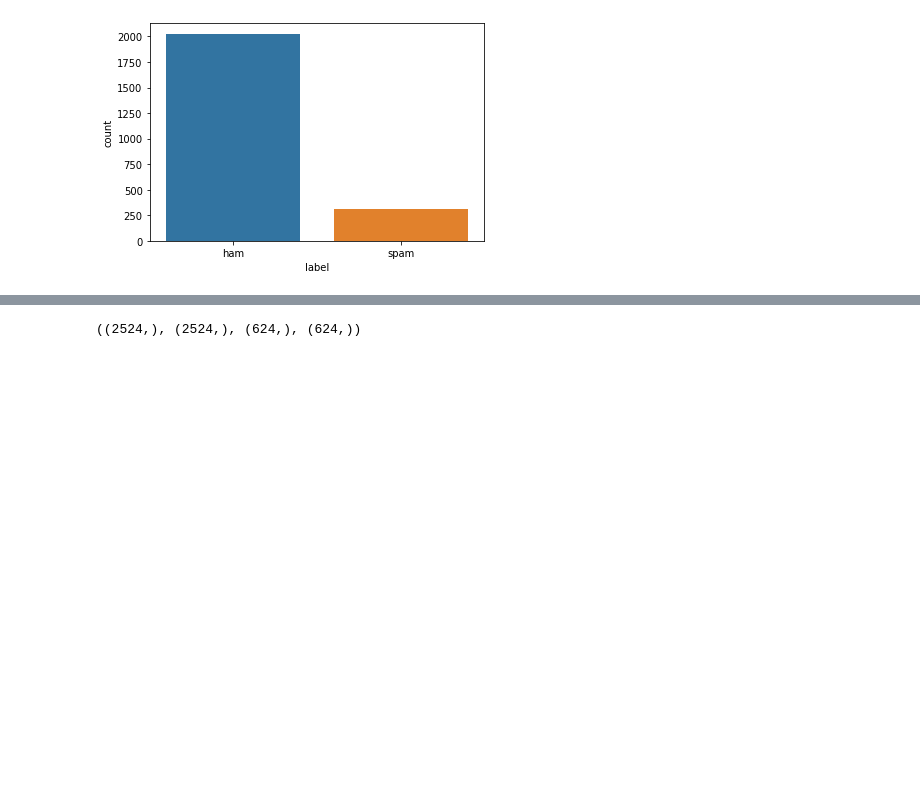
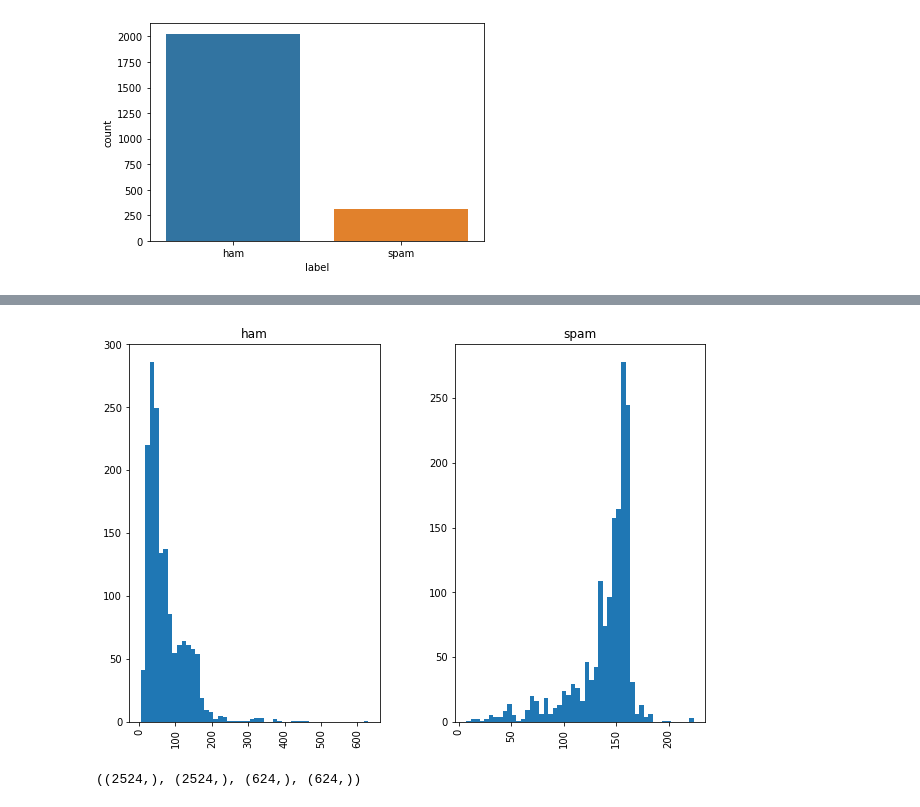
Before and after one commit to SWE-Ahmed/spam-ham-model, a Jupyter notebook: model/spam_ham_model.ipynb, the cells around one changed output, grey strips where cells are left out. Saved outputs shown, nothing was run; the diff lists cells and outputs as text; code cells hidden in the pictures; blank space fills up the shorter version.

```diff
--- a/model/spam_ham_model.ipynb
+++ b/model/spam_ham_model.ipynb
@@ -272,3 +275,14 @@ sns.countplot(x=1, data=test_df)
+# %%
+# concat the new undersampled data to view its distribution
+final_df = pd.concat([train_df, test_df])
+# readd the length column
+message_lengths = []
+for row in range(0, len(final_df)):
+    message_lengths.append(len(final_df[0].iloc[row]))
+final_df['length'] = message_lengths
+final_df.hist(column='length', by=1, bins=50,figsize=(10,7));
+# %% [output]
+[figure, added]
 # %%
 # shape of each set
 X_train_res.shape, y_train_res.shape, X_test_res.shape, y_test_res.shape
```
Also changed, not shown: parts of 20 cells of this notebook, 2 other files.
